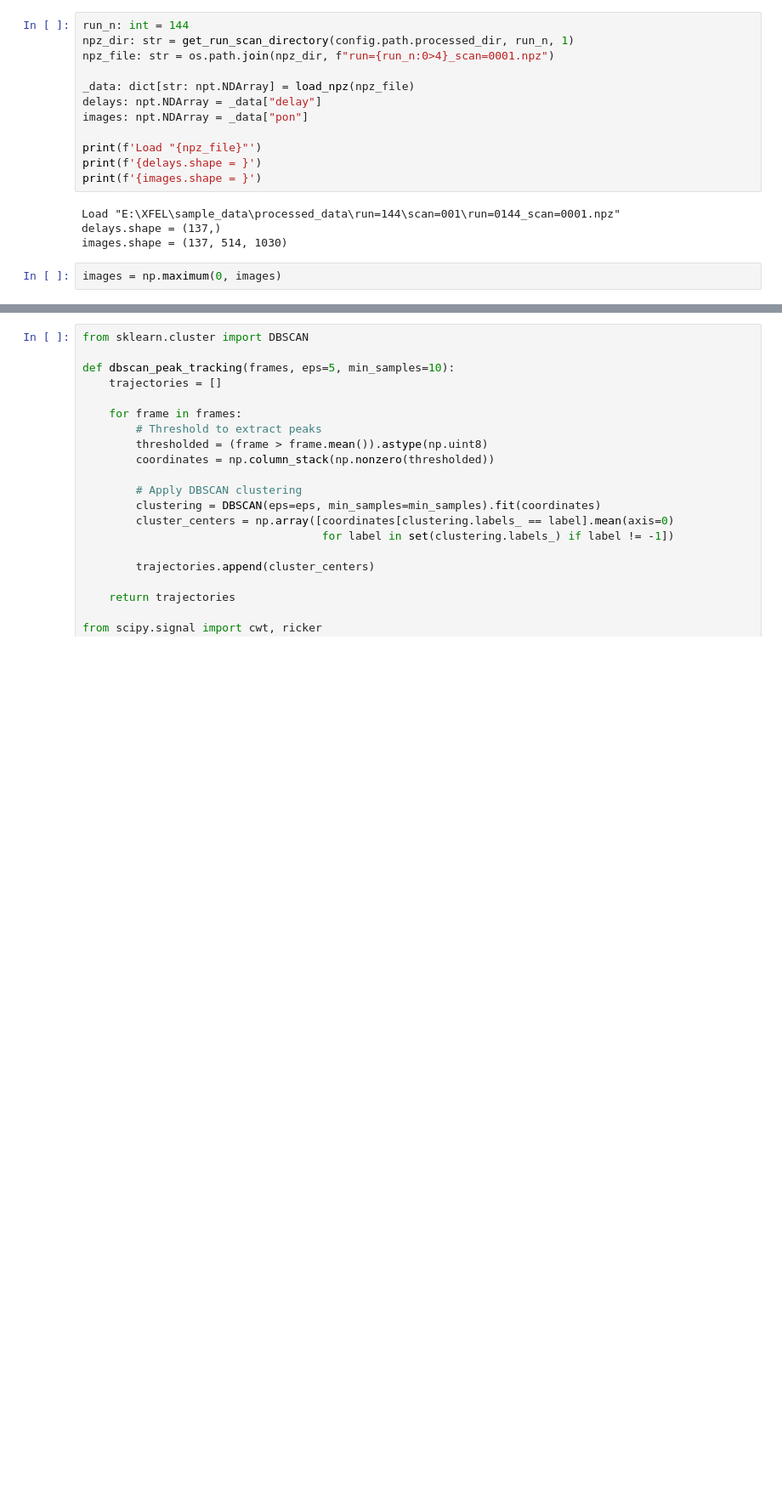
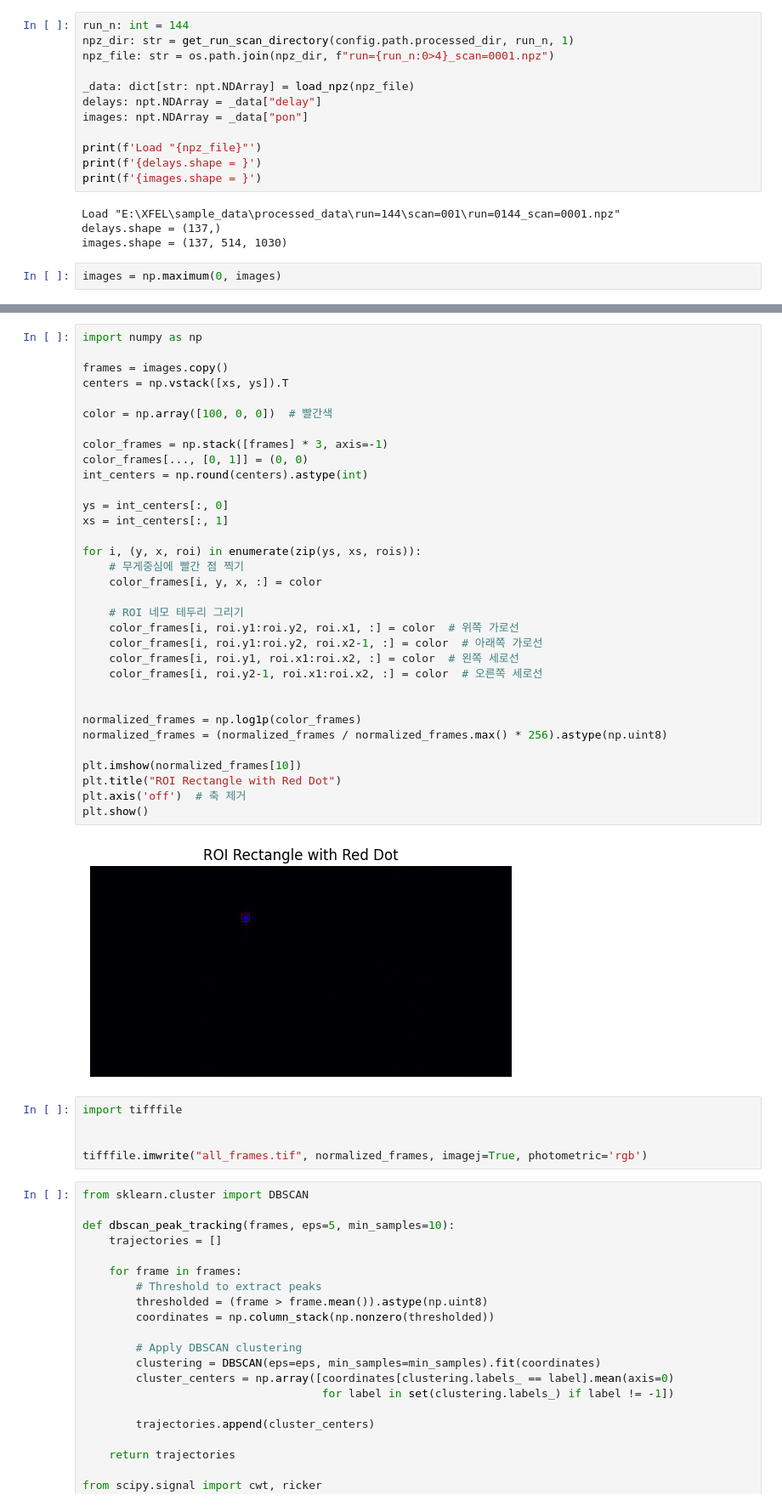
Before and after one commit to SJB7777/CordaX, a Jupyter notebook: notebooks/24_12_10/centroid.ipynb, the cells around one changed output, grey strips where cells are left out. Shown: that part at 85% size. Cells and saved outputs as stored; diff of their text form; blank space fills up the shorter version.

```diff
--- a/notebooks/24_12_10/centroid.ipynb
+++ b/notebooks/24_12_10/centroid.ipynb
@@ -160,3 +148,43 @@ interactive(children=(IntSlider(value=0, description='Time:', max=136), Output()
+# %%
+import numpy as np
+
+frames = images.copy()
+centers = np.vstack([xs, ys]).T
+
+color = np.array([100, 0, 0])  # 빨간색
+
+color_frames = np.stack([frames] * 3, axis=-1)
+color_frames[..., [0, 1]] = (0, 0)
+int_centers = np.round(centers).astype(int)
+
+ys = int_centers[:, 0]
+xs = int_centers[:, 1]
+
+for i, (y, x, roi) in enumerate(zip(ys, xs, rois)):
+    # 무게중심에 빨간 점 찍기
+    color_frames[i, y, x, :] = color
+
+    # ROI 네모 테두리 그리기
+    color_frames[i, roi.y1:roi.y2, roi.x1, :] = color  # 위쪽 가로선
+    color_frames[i, roi.y1:roi.y2, roi.x2-1, :] = color  # 아래쪽 가로선
+    color_frames[i, roi.y1, roi.x1:roi.x2, :] = color  # 왼쪽 세로선
+    color_frames[i, roi.y2-1, roi.x1:roi.x2, :] = color  # 오른쪽 세로선
+
+
+normalized_frames = np.log1p(color_frames)
+normalized_frames = (normalized_frames / normalized_frames.max() * 256).astype(np.uint8)
+
+plt.imshow(normalized_frames[10])
+plt.title("ROI Rectangle with Red Dot")
+plt.axis('off')  # 축 제거
+plt.show()
+# %% [output]
+[figure, added]
+# %%
+import tifffile
+
+
+tifffile.imwrite("all_frames.tif", normalized_frames, imagej=True, photometric='rgb')
 # %%
 from sklearn.cluster import DBSCAN
 
```
Also changed, not shown: parts of 12 cells of this notebook, 20 other files.
